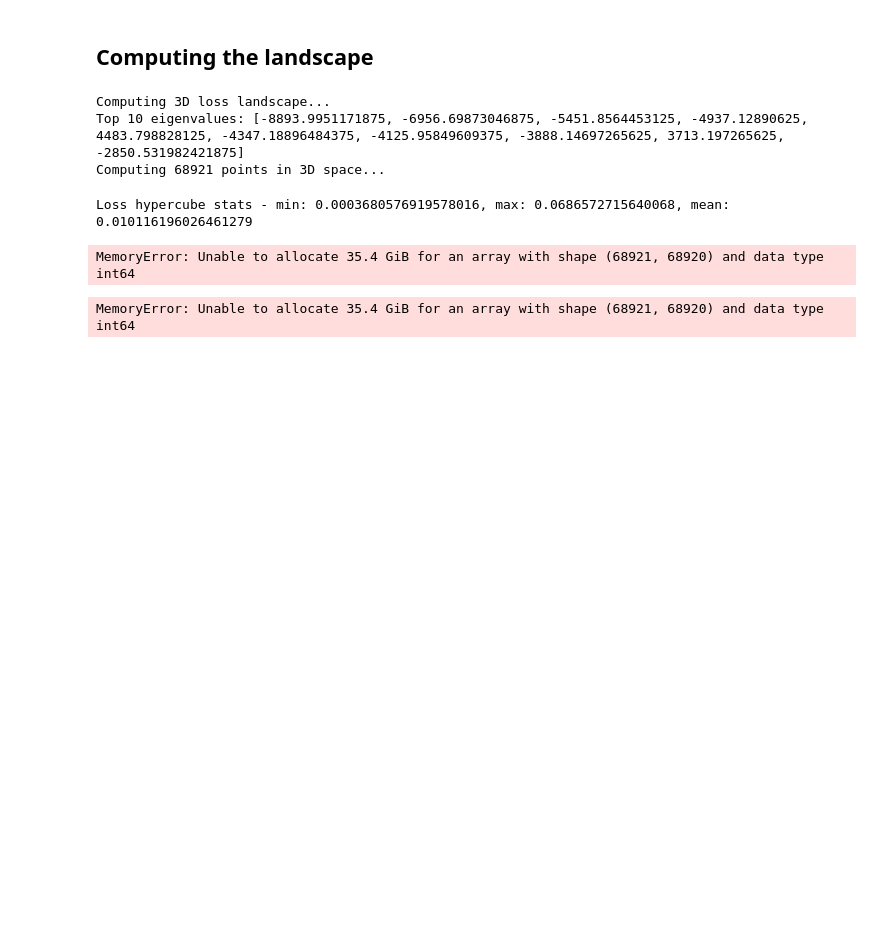
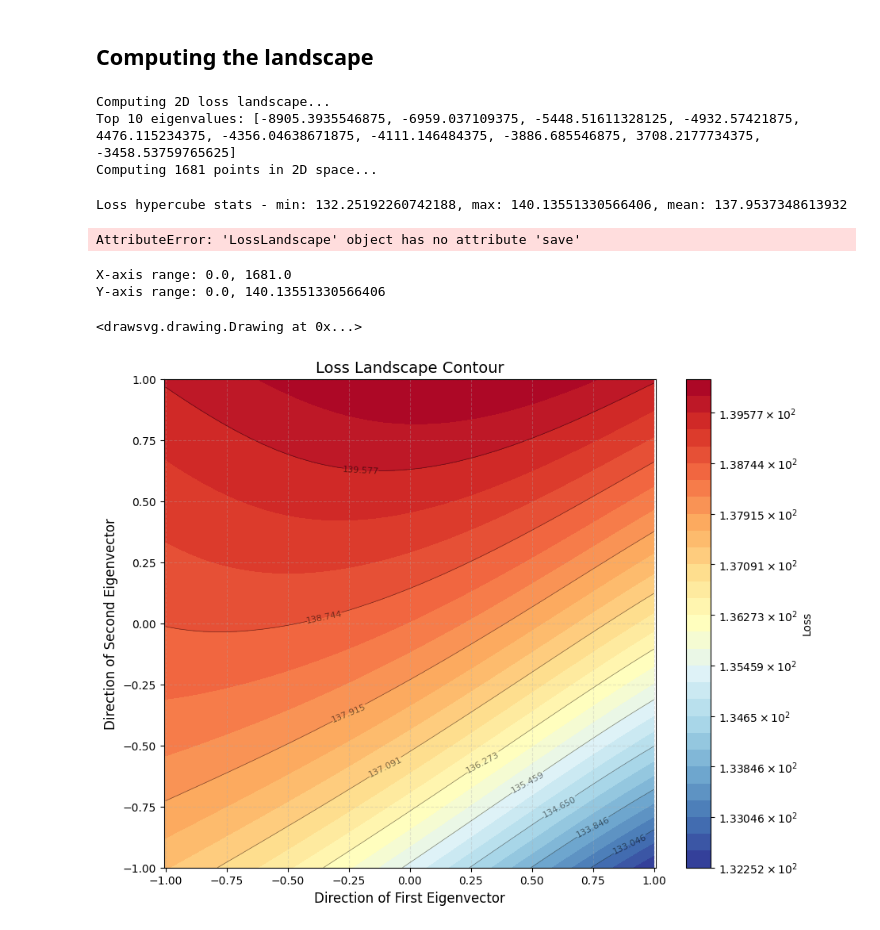
Before and after one commit to Vis4SciML/Landscaper, a Jupyter notebook: examples/computation.ipynb, the cells around one changed output. Drawn from its saved outputs; the diff is of its cells as text; code cells hidden in the pictures; blank space fills up the shorter version.

Commit message:
calc 2 dim landscape in example to show plots

```diff
--- a/examples/computation.ipynb
+++ b/examples/computation.ipynb
@@ -293,17 +293,26 @@ with torch.backends.cudnn.flags(enabled=False):
     device,
     hessian_comp,
     loss_function, # loss function
+    dim=2,
 )
 # %% [output]
-Computing 3D loss landscape...
-Top 10 eigenvalues: [-8893.9951171875, -6956.69873046875, -5451.8564453125, -4937.12890625, 4483.798828125, -4347.18896484375, -4125.95849609375, -3888.14697265625, 3713.197265625, -2850.531982421875]
-Computing 68921 points in 3D space...
+Computing 2D loss landscape...
+Top 10 eigenvalues: [-8905.3935546875, -6959.037109375, -5448.51611328125, -4932.57421875, 4476.115234375, -4356.04638671875, -4111.146484375, -3886.685546875, 3708.2177734375, -3458.53759765625]
+Computing 1681 points in 2D space...
-Loss hypercube stats - min: 0.0003680576919578016, max: 0.0686572715640068, mean: 0.010116196026461279
+Loss hypercube stats - min: 132.25192260742188, max: 140.13551330566406, mean: 137.9537348613932
+# %%
+landscape.save("example.npz")
+# %% [output]
+AttributeError: 'LossLandscape' object has no attribute 'save'
 # %%
 landscape.show_profile()
 # %% [output]
-MemoryError: Unable to allocate 35.4 GiB for an array with shape (68921, 68920) and data type int64
+X-axis range: 0.0, 1681.0
+Y-axis range: 0.0, 140.13551330566406
+<drawsvg.drawing.Drawing at 0x...>
 # %%
-msc = landscape.get_ms_complex()
+from pylosslandscapes.plots import plot_contour, plot_3d_surface
-# %% [output]
-MemoryError: Unable to allocate 35.4 GiB for an array with shape (68921, 68920) and data type int64
+# %%
+plot_contour(landscape.ranges, landscape.loss)
+# %% [output]
+[figure, added]
```
Also changed, not shown: parts of 1 cell of this notebook.
